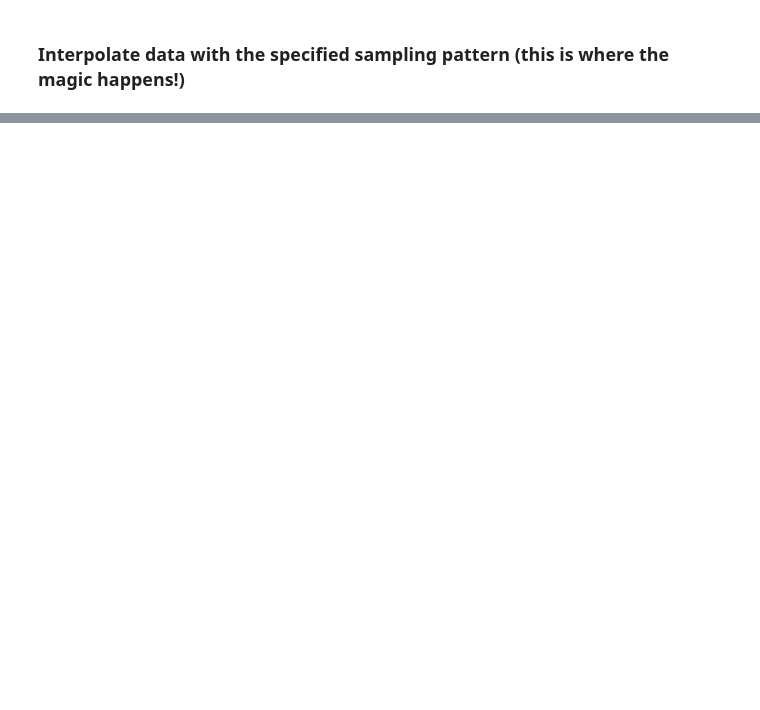
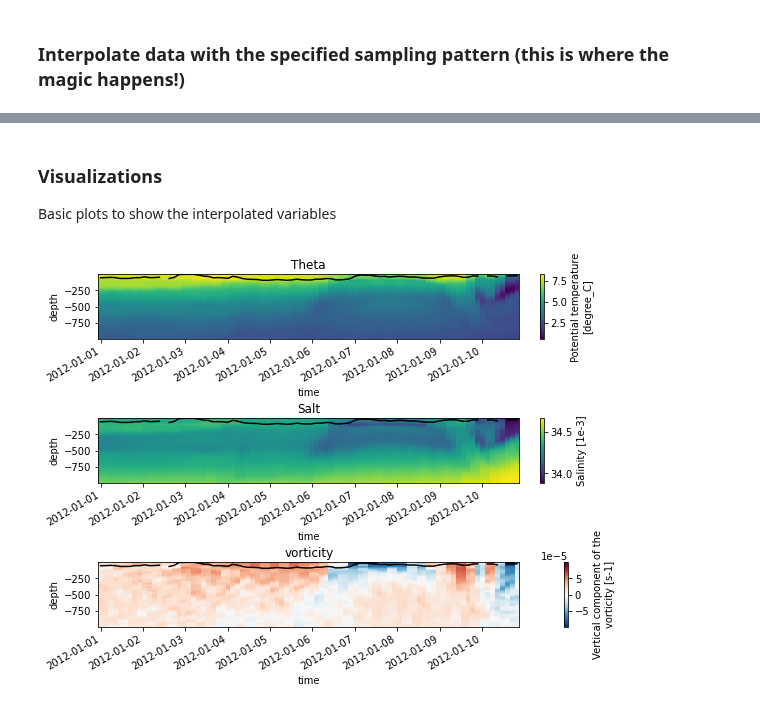
Before and after one commit to kdrushka/model-subsampling, a Jupyter notebook: demo.ipynb, the cells around one changed output, grey strips where cells are left out. Drawn from its saved outputs; the diff is of its cells as text; code cells hidden in the pictures; blank space fills up the shorter version.

```diff
--- a/demo.ipynb
+++ b/demo.ipynb
@@ -219,23 +321,0 @@ Text(0, 0.5, 'steric height anom., m')
-# %%
-# compare a shallower sampling strategy:
-sampling_details_shallow = dict(sampling_details)
-sampling_details_shallow['zrange'] = [-1 ,-200]
-
-# get track
-survey_track_shallow, survey_indices_shallow, sampling_parameter_shallows = get_survey_track_demo(ds, SAMPLING_STRATEGY, sampling_details_shallow)
-# interpolate
-sdata_shallow, sh_true_shallow = survey_interp_demo(ds, survey_track_shallow, survey_indices_shallow)
-# truth:
-plt.plot(sh_true.time, sh_true.values - sh_true.values.mean())
-# get index of the deepest sampling depths
-i = ( sdata.dep.values == sdata.dep.values.min() )
-plt.plot(sdata.time.values[i], sdata.steric_height.values[i] - sdata.steric_height.values[i].mean(),'.-')
-j = ( sdata_shallow.dep.values == sdata_shallow.dep.values.min() )
-plt.plot(sdata_shallow.time.values[j], sdata_shallow.steric_height.values[j] - sdata_shallow.steric_height.values[j].mean(),'.-')
-
-plt.title('Steric height anomaly along the survey track')
-plt.legend(['truth',r'subsampled data (to %d m)' % sampling_details['zrange'][1],
-            r'subsampled data (to %d m)' % sampling_details_shallow['zrange'][1]])
-
-plt.xlabel('time, days')
-plt.ylabel('steric height anom., m')
@@ -288,0 +322,24 @@ Text(0, 0.5, 'steric height anom., m')
+# %% [markdown]
+### Visualizations
+
+Basic plots to show the interpolated variables
+# %%
+# 3d fields
+vbls3d = ['Theta','Salt','U','V','vorticity']
+vbls3d = ['Theta','Salt','vorticity']
+ylim = [min(sgridded['depth'].values), max(sgridded['depth'].values)]
+# ylim = [-200, -1]
+
+nr = len(vbls3d) # # of rows
+fig,ax=plt.subplots(nr,figsize=(8,len(vbls3d)*2),constrained_layout=True)
+
+
+for j in range(nr):
+    sgridded[vbls3d[j]].plot(ax=ax[j], ylim=ylim)
+    ax[j].plot(sgridded.time.data, -sgridded.KPPhbl.data, c='k')
+    ax[j].set_title(vbls3d[j])
+
+if SAVE_FIGURES:
+    plt.savefig('/data2/Dropbox/projects/adac/figures/' + filename_base + '_3D.png', dpi=400, transparent=False, facecolor='white')
+# %% [output]
+[figure, added]
```
Also changed, not shown: parts of 31 cells of this notebook.
